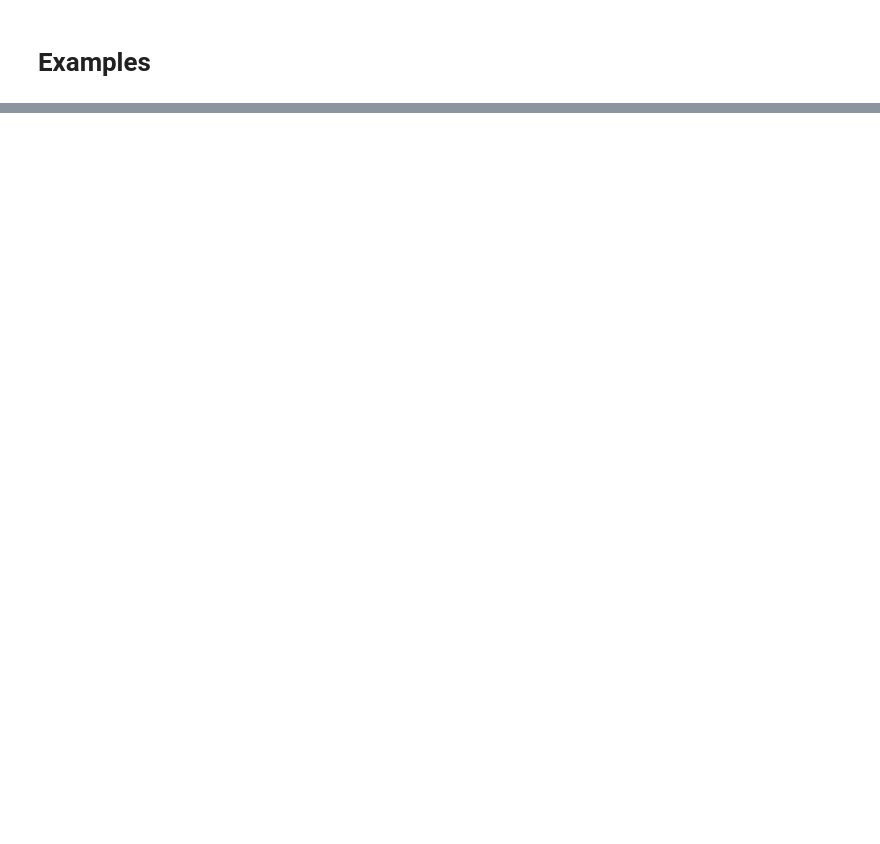
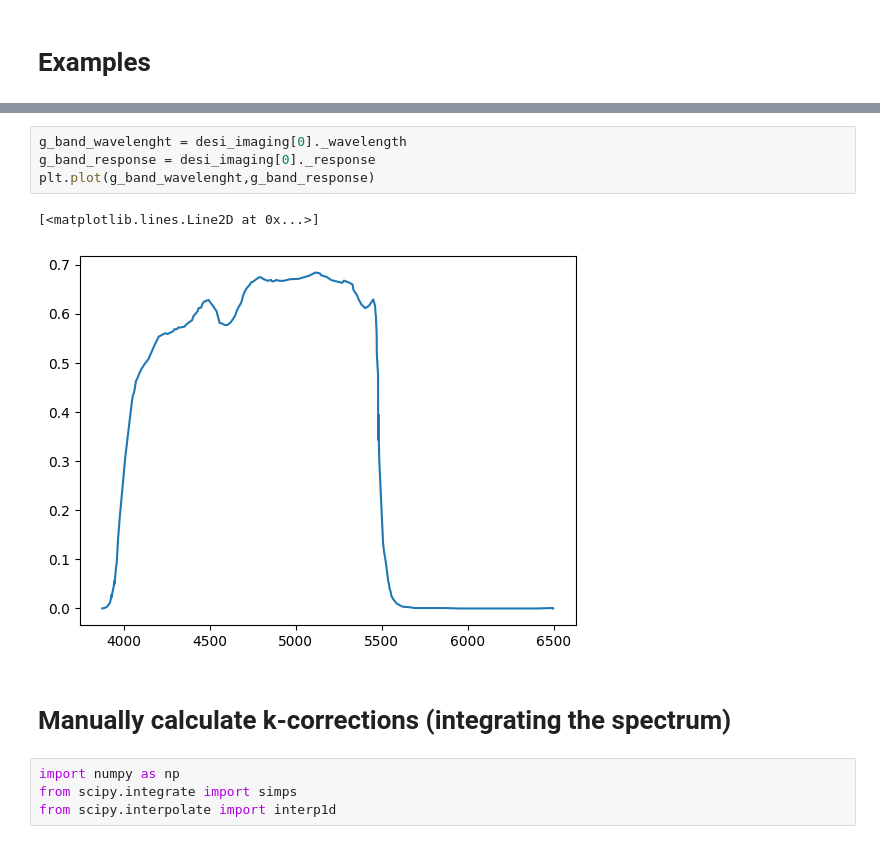
Before and after one commit to jere1882/astroclip_z_score, a Jupyter notebook: inspect_astroclip_data_pairs.ipynb, the cells around one changed output, grey strips where cells are left out. Cells and saved outputs as stored; diff of their text form; blank space fills up the shorter version.

Commit message:
Updated notebook - initial k-correction experiments

```diff
--- a/inspect_astroclip_data_pairs.ipynb
+++ b/inspect_astroclip_data_pairs.ipynb
@@ -126,0 +122,13 @@ plot_galaxy(700)
+# %%
+g_band_wavelenght = desi_imaging[0]._wavelength
+g_band_response = desi_imaging[0]._response
+plt.plot(g_band_wavelenght,g_band_response)
+# %% [output]
+[<matplotlib.lines.Line2D at 0x...>]
+[figure, added]
+# %% [markdown]
+# Manually calculate k-corrections (integrating the spectrum)
+# %%
+import numpy as np
+from scipy.integrate import simps
+from scipy.interpolate import interp1d
```
Also changed, not shown: parts of 21 cells of this notebook.
